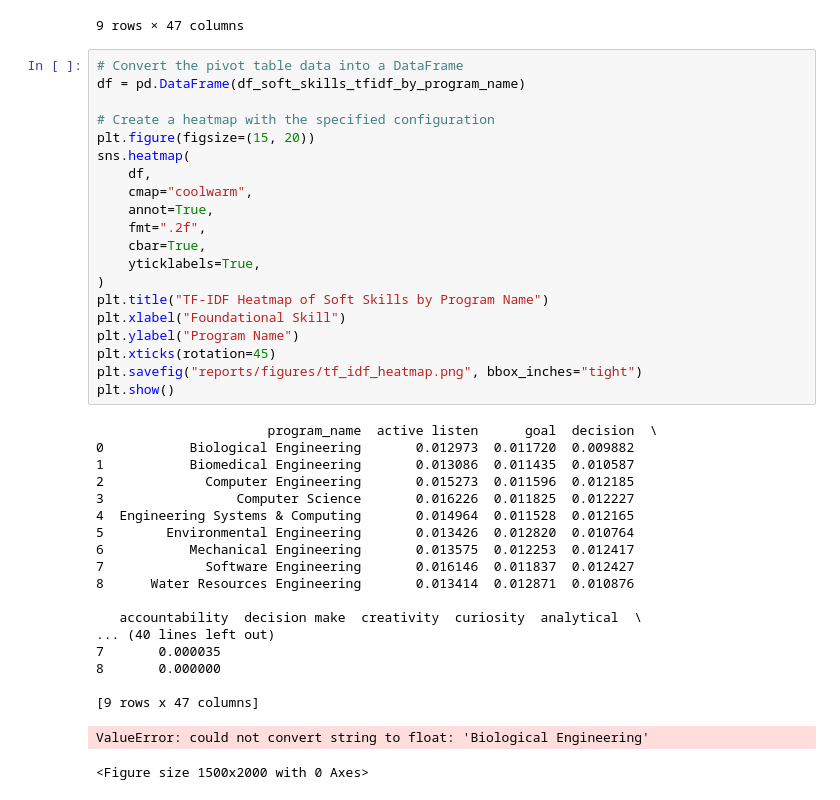
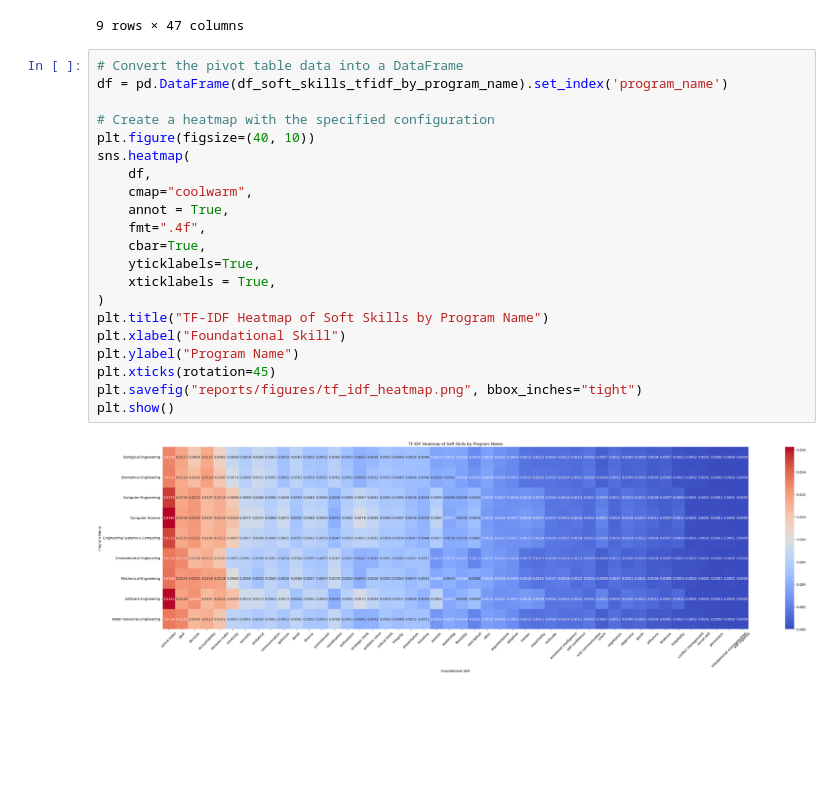
Before and after one commit to jfraeys/research_foundational_skills_tf_idf, a Jupyter notebook: notebooks/figures_tf_idf_programe_name.ipynb, the cells around one changed output. Cells and saved outputs as stored; diff of their text form; blank space fills up the shorter version.

Commit message:
set index to program_name for heatmap

```diff
--- a/notebooks/figures_tf_idf_programe_name.ipynb
+++ b/notebooks/figures_tf_idf_programe_name.ipynb
@@ -62,41 +62,24 @@ df_soft_skills_tfidf_by_program_name
 9 rows × 47 columns
 # %%
 # Convert the pivot table data into a DataFrame
-df = pd.DataFrame(df_soft_skills_tfidf_by_program_name)
+df = pd.DataFrame(df_soft_skills_tfidf_by_program_name).set_index('program_name')
 
 # Create a heatmap with the specified configuration
-plt.figure(figsize=(15, 20))
+plt.figure(figsize=(40, 10))
 sns.heatmap(
     df,
     cmap="coolwarm",
-    annot=True,
-    fmt=".2f",
+    annot = True,
+    fmt=".4f",
     cbar=True,
     yticklabels=True,
+    xticklabels = True,
 )
 plt.title("TF-IDF Heatmap of Soft Skills by Program Name")
 plt.xlabel("Foundational Skill")
 plt.ylabel("Program Name")
 plt.xticks(rotation=45)
 plt.savefig("reports/figures/tf_idf_heatmap.png", bbox_inches="tight")
 plt.show()
 # %% [output]
-                      program_name  active listen      goal  decision  \
-0           Biological Engineering       0.012973  0.011720  0.009882
-1           Biomedical Engineering       0.013086  0.011435  0.010587
-2             Computer Engineering       0.015273  0.011596  0.012185
-3                 Computer Science       0.016226  0.011825  0.012227
-4  Engineering Systems & Computing       0.014964  0.011528  0.012165
-5        Environmental Engineering       0.013426  0.012820  0.010764
-6           Mechanical Engineering       0.013575  0.012253  0.012417
-7             Software Engineering       0.016146  0.011837  0.012427
-8      Water Resources Engineering       0.013414  0.012871  0.010876
-
-   accountability  decision make  creativity  curiosity  analytical  \
-... (40 lines left out)
-7       0.000035
-8       0.000000
-
-[9 rows x 47 columns]
-ValueError: could not convert string to float: 'Biological Engineering'
-<Figure size 1500x2000 with 0 Axes>
+[figure, added]
```
Also changed, not shown: parts of 1 cell of this notebook, 2 other files.
